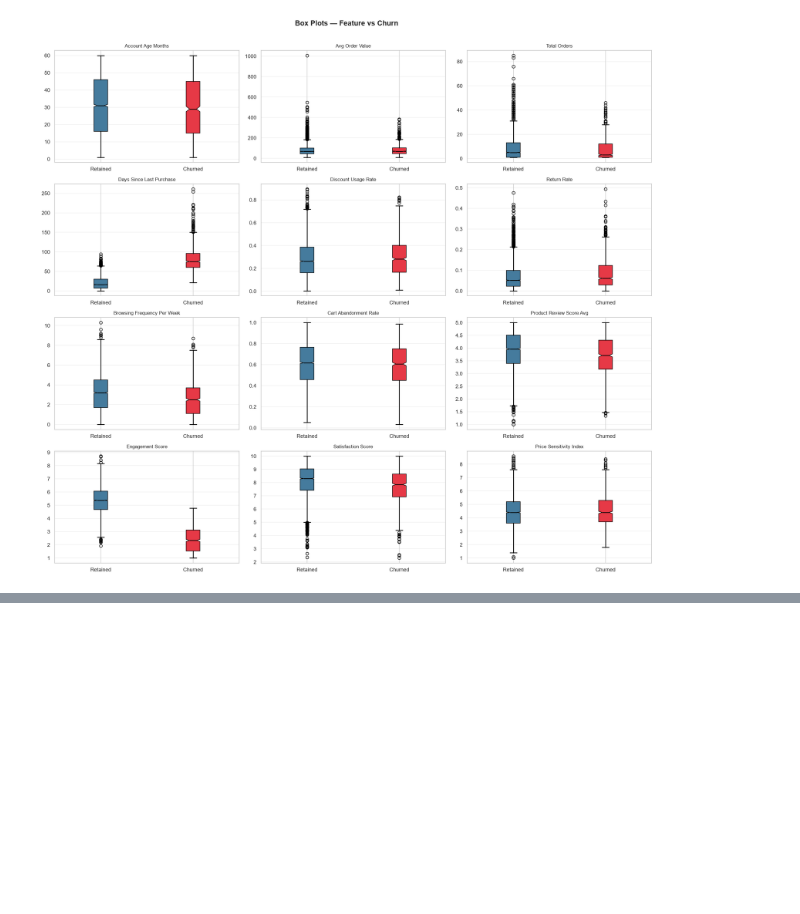
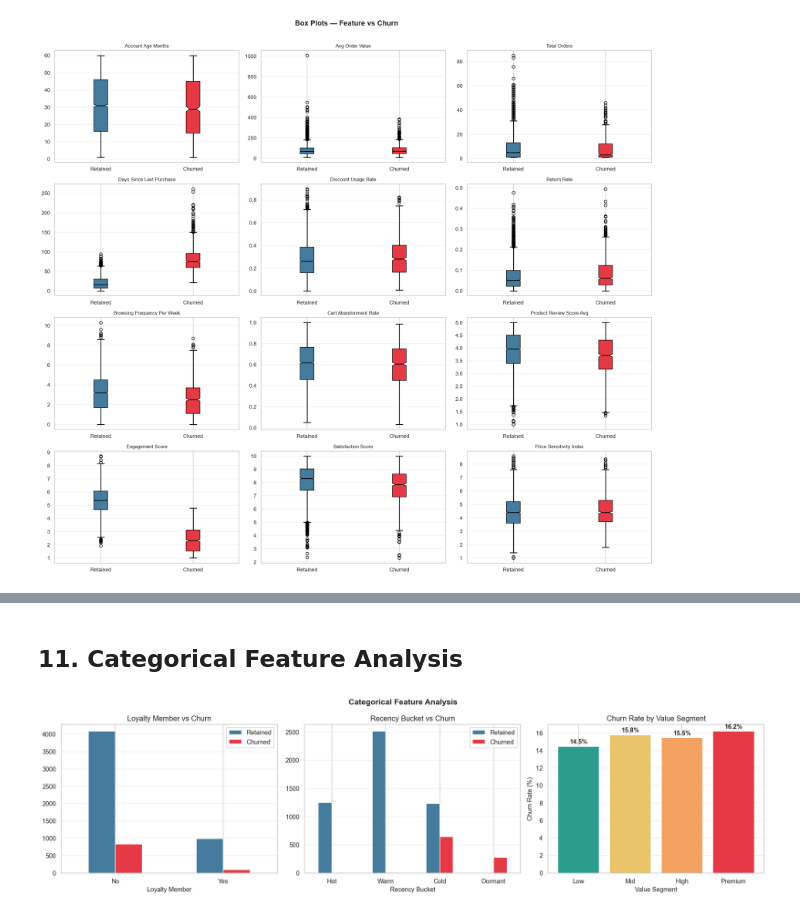
Before and after one commit to Nitesh-Ray/ecommerce-customer-churn2, a Jupyter notebook: model1.ipynb, the cells around one changed output, grey strips where cells are left out. Drawn from its saved outputs; the diff is of its cells as text; code cells hidden in the pictures; blank space fills up the shorter version.

Commit message:
more analysis

```diff
--- a/model1.ipynb
+++ b/model1.ipynb
@@ -276,0 +344,39 @@ plt.show()
+# %% [markdown]
+## 11. Categorical Feature Analysis
+# %%
+fig, axes = plt.subplots(1, 3, figsize=(18, 5))
+
+loyalty_churn = df.groupby(['loyalty_member','churned']).size().unstack(fill_value=0)
+loyalty_churn.plot(kind='bar', ax=axes[0],
+                   color=[PALETTE['retain'], PALETTE['churn']],
+                   edgecolor='white', rot=0)
+axes[0].set_title('Loyalty Member vs Churn')
+axes[0].set_xlabel('Loyalty Member')
+axes[0].legend(['Retained','Churned'])
+axes[0].grid(True, axis='y', alpha=0.3)
+
+rec_churn = df.groupby(['recency_bucket','churn_flag']).size().unstack(fill_value=0)
+rec_churn.plot(kind='bar', ax=axes[1],
+               color=[PALETTE['retain'], PALETTE['churn']],
+               edgecolor='white', rot=0)
+axes[1].set_title('Recency Bucket vs Churn')
+axes[1].set_xlabel('Recency Bucket')
+axes[1].legend(['Retained','Churned'])
+axes[1].grid(True, axis='y', alpha=0.3)
+
+seg_rate = df.groupby('value_segment')['churn_flag'].mean() * 100
+colors_seg = ['#2A9D8F','#E9C46A','#F4A261','#E63946']
+bars = axes[2].bar(seg_rate.index, seg_rate.values, color=colors_seg, edgecolor='white')
+for bar, val in zip(bars, seg_rate.values):
+    axes[2].text(bar.get_x() + bar.get_width()/2,
+                 bar.get_height() + 0.3, f'{val:.1f}%', ha='center', fontweight='bold')
+axes[2].set_title('Churn Rate by Value Segment')
+axes[2].set_xlabel('Value Segment')
+axes[2].set_ylabel('Churn Rate (%)')
+axes[2].grid(True, axis='y', alpha=0.3)
+
+plt.suptitle('Categorical Feature Analysis', fontsize=14, fontweight='bold')
+plt.tight_layout()
+plt.show()
+# %% [output]
+[figure, added]
```
Also changed, not shown: parts of 9 cells of this notebook.
